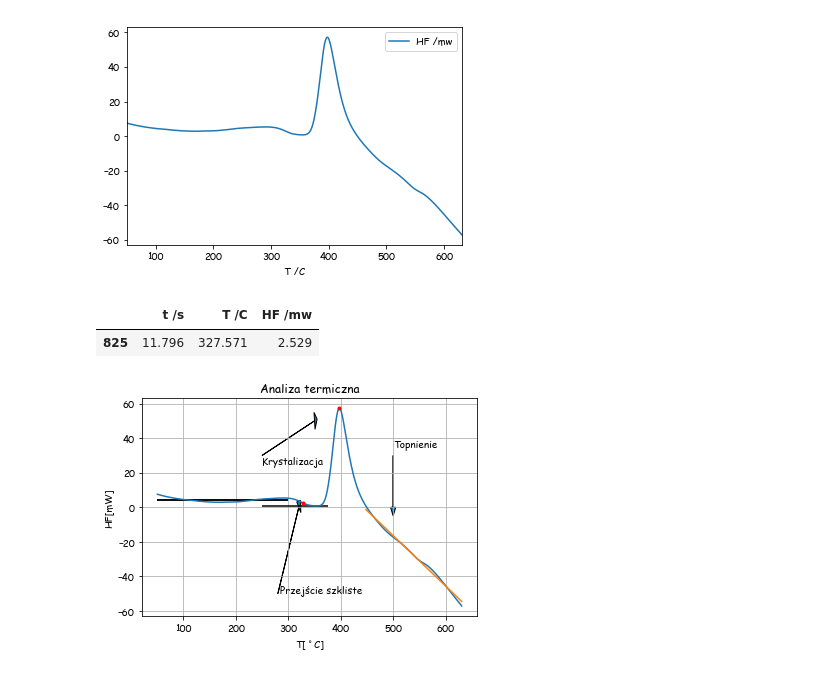
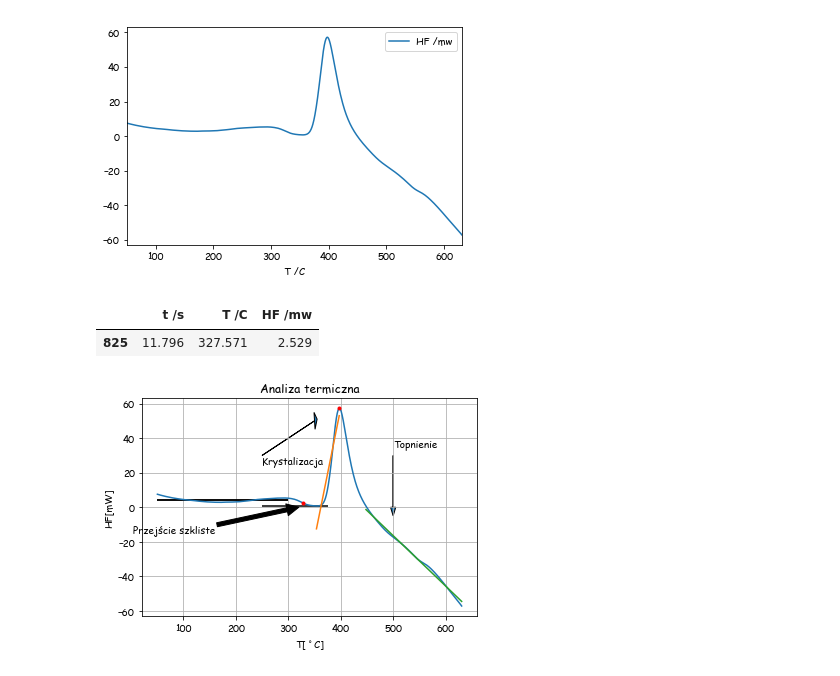
Before and after one commit to MarikinPaulina/WDFCS, a Jupyter notebook: Projekt/Analiza_Termiczna.ipynb, the cells around one changed output. Cells and saved outputs as stored; diff of their text form; code cells hidden in the pictures.

```diff
--- a/Projekt/Analiza_Termiczna.ipynb
+++ b/Projekt/Analiza_Termiczna.ipynb
@@ -17,8 +17,7 @@ dane.plot('T /C','HF /mw')
 [figure]
 # %%
 ax = plt.axes()
-ax.arrow(280,-50,40,50,head_width=10, head_length=5)
-ax.text(285,-50,'Przejście szkliste')
+plt.annotate('Przejście szkliste',(320,0),xytext=(3, -15),arrowprops=dict(facecolor='black', shrink=0.05))
 ax.arrow(250,30,100,20,head_width=10, head_length=5)
 ax.text(250,25,'Krystalizacja')
 ax.arrow(500,30,0,-30,head_width=10, head_length=5)
@@ -29,33 +28,34 @@ plt.title('Analiza termiczna')
 plt.xlabel(r'T[$^\circ$C]')
 plt.ylabel('HF[mW]')
 #Przejscie Szkliste
 dane_szkliste = dane[dane['T /C'] <= 300]
 szkliste = np.polyfit(dane_szkliste['T /C'],dane_szkliste['HF /mw'],0)
 plt.hlines(np.polyval(szkliste,[50,200]),50,300)
 #Początek powstawania kryształu
 krysztal_min = dane[dane['HF /mw'] == min(dane['HF /mw'][dane['T /C']<400])]
 krysztal_min = krysztal_min[krysztal_min['T /C'] == min(krysztal_min['T /C'])] #Minimum między szklistym a krystalizacją
 plt.hlines(krysztal_min['HF /mw'],250,375)
 szkliste_srednia = (szkliste+krysztal_min['HF /mw'])/2
 dane_szkliste_temp = dane[dane['T /C']<float(krysztal_min['T /C'])]
 szkliste_temp =  dane_szkliste_temp.loc[(dane_szkliste_temp['HF /mw']-float(szkliste_srednia)).abs().argsort()[:1]] #Temperatura przejscia szklistego
 plt.plot(szkliste_temp['T /C'],szkliste_temp['HF /mw'],'r.')
 #Powstawanie kryształu
 maksimum_krystalizacji = dane[dane['HF /mw'] == max(dane['HF /mw'])] # Temperatura krystalizacji
 plt.plot(maksimum_krystalizacji['T /C'],maksimum_krystalizacji['HF /mw'],'.r')
 dane_krystalizacja = dane[int(krysztal_min.index.values):int(maksimum_krystalizacji.index.values)]
-# krystalizacja = np.polyfit(dane_krystalizacja['T /C'],dane_krystalizacja['HF /mw'])
+krystalizacja = np.polyfit(dane_krystalizacja['T /C'],dane_krystalizacja['HF /mw'],1)
+plt.plot(dane_krystalizacja['T /C'],np.polyval(krystalizacja,dane_krystalizacja['T /C']))
 
 
 #Topnienie
-dane_topnienie = dane[dane['HF /mw'] < float(krysztal_start['HF /mw'])]
+dane_topnienie = dane[dane['HF /mw'] < float(krysztal_min['HF /mw'])]
 topnienie = np.polyfit(dane_topnienie['T /C'],dane_topnienie['HF /mw'],1)
 plt.plot(dane_topnienie['T /C'],np.polyval(topnienie,dane_topnienie['T /C']))
 #temperatura topnienia ?
 
 plt.savefig('Analiza_termiczna.png',dpi = 400)
 szkliste_temp
 # %% [output]
 |  | t /s | T /C | HF /mw |
 | 825 | 11.796 | 327.571 | 2.529 |
-[figure, old version]
+[figure, new version]
```
Also changed, not shown: 8 other files.
